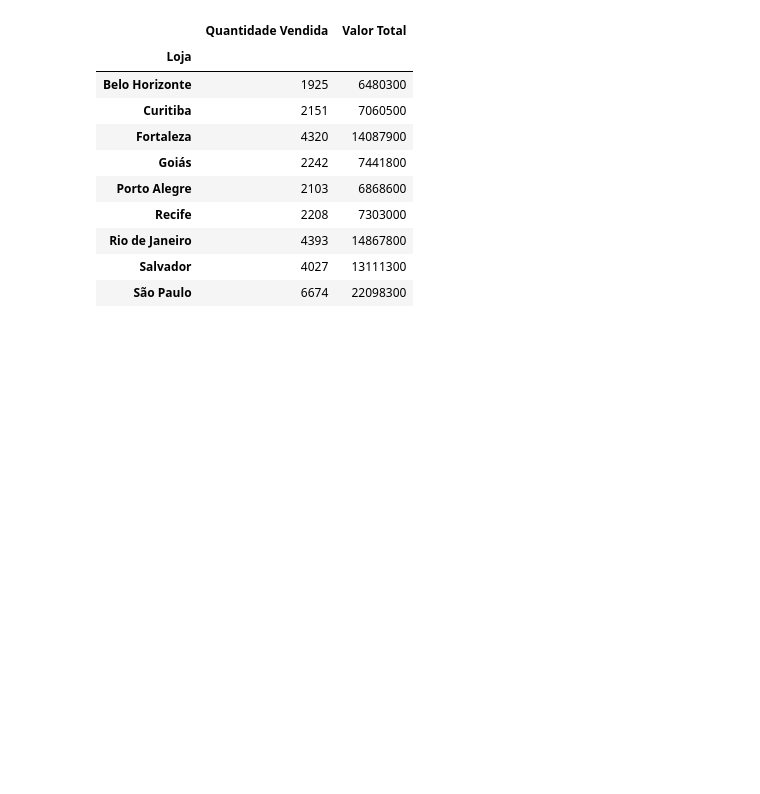
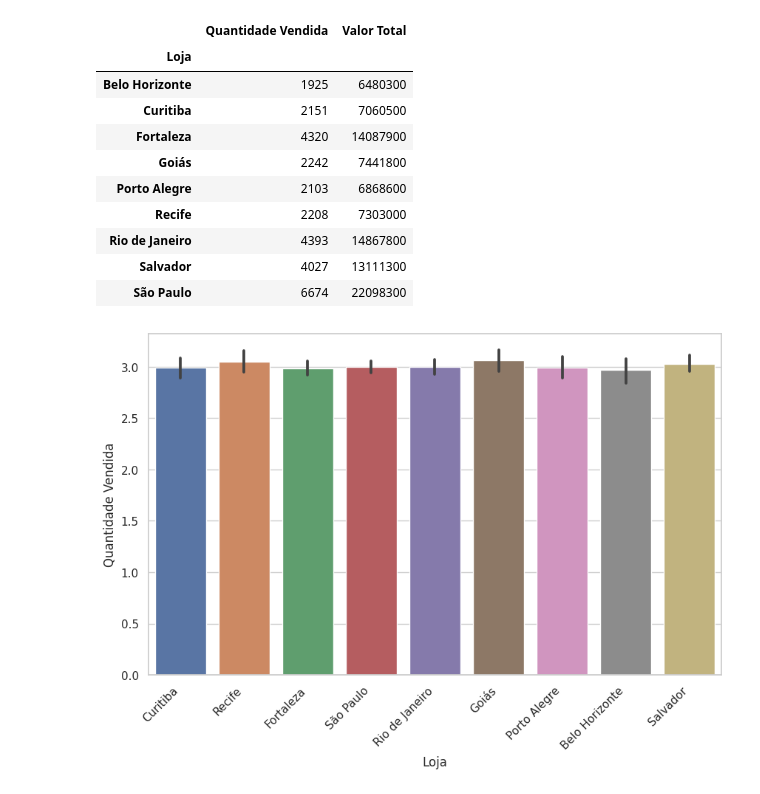
Before and after one commit to Natalia-SB/Portfolio, a Jupyter notebook: vendas.ipynb, the cells around one changed output. Saved outputs shown, nothing was run; the diff lists cells and outputs as text; code cells hidden in the pictures; blank space fills up the shorter version.

```diff
--- a/vendas.ipynb
+++ b/vendas.ipynb
@@ -244,3 +246,13 @@ vendas [["Loja", "Quantidade Vendida", "Valor Total"]].groupby("Loja").sum()
 | Rio de Janeiro | 4393 | 14867800 |
 | Salvador | 4027 | 13111300 |
 | São Paulo | 6674 | 22098300 |
+# %%
+#gráfico de barras horizontal para visualizar as vendas por loja
+
+sns.set(style="whitegrid")
+fig, ax = plt.subplots(figsize=(10, 6))
+sns.barplot(x="Loja", y="Quantidade Vendida", data=vendas, ax=ax, width=0.8)
+ax.set_xticklabels(ax.get_xticklabels(), rotation=45, ha="right")
+plt.show()
+# %% [output]
+[figure, added]
```
Also changed, not shown: parts of 5 cells of this notebook.
